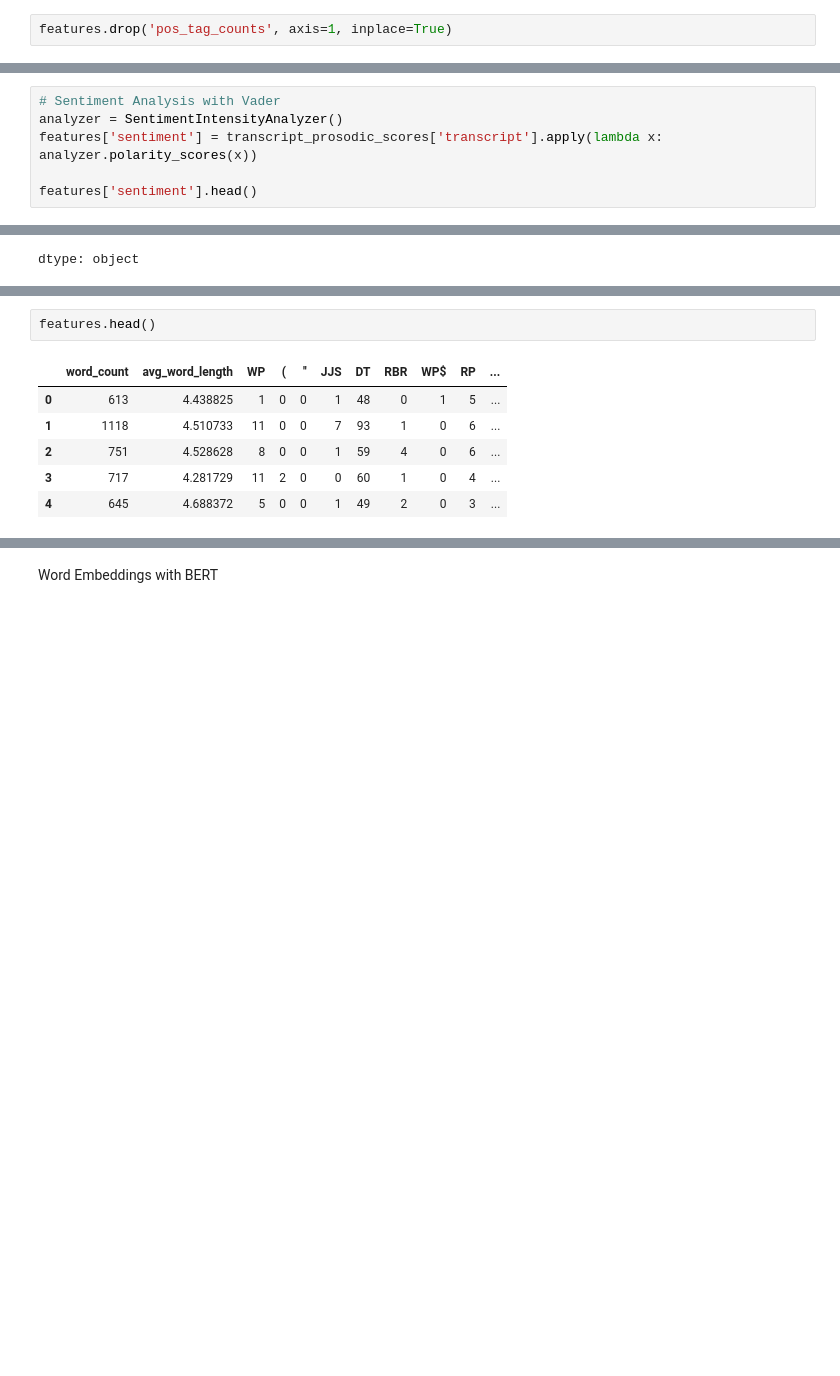
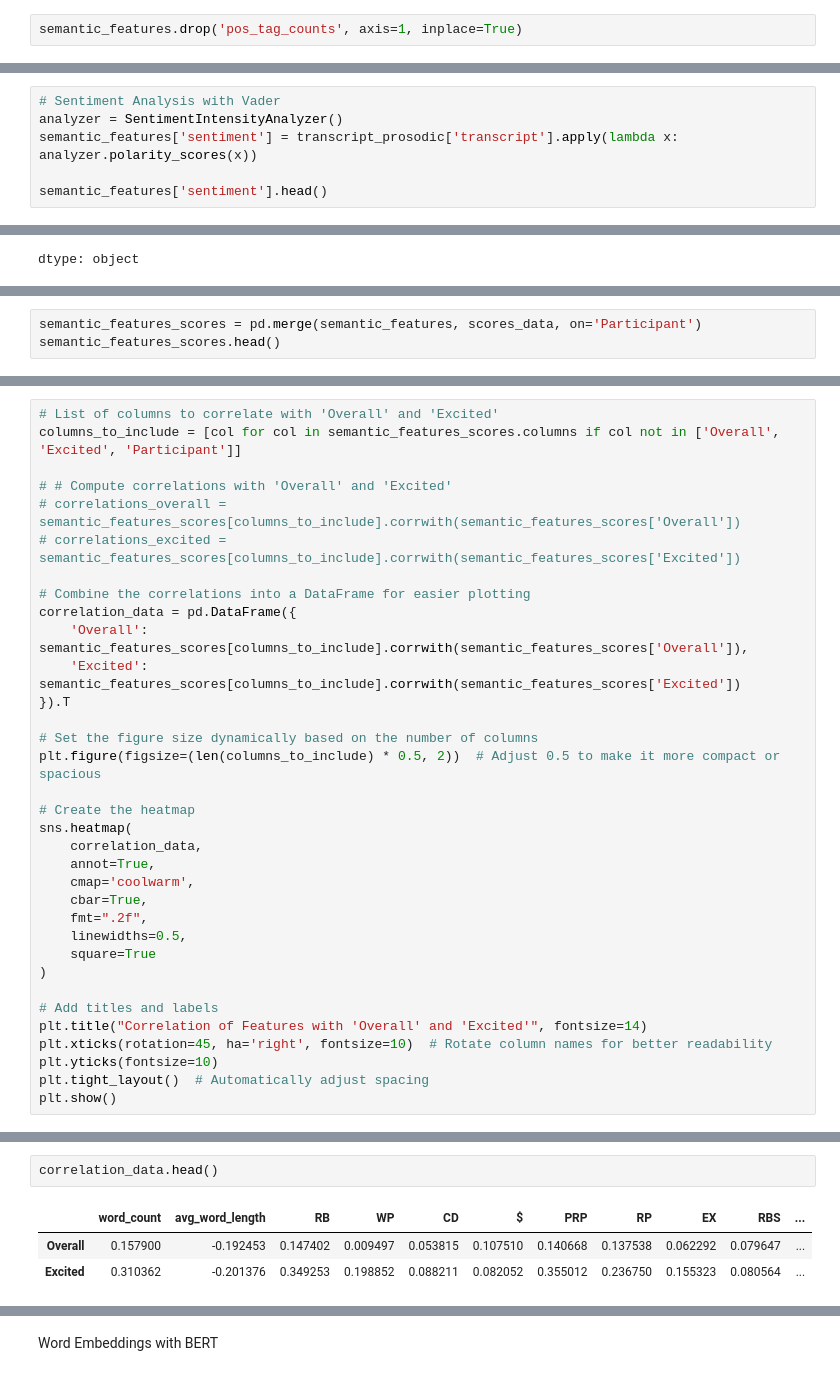
Before and after one commit to gyanigk/ML-HW4, a Jupyter notebook: language_features-model_bulding.ipynb, the cells around one changed output, grey strips where cells are left out. Cells and saved outputs as stored; diff of their text form; blank space fills up the shorter version.

```diff
--- a/language_features-model_bulding.ipynb
+++ b/language_features-model_bulding.ipynb
@@ -368,3 +383,3 @@ features.drop('pos tagging', axis=1, inplace=True)
 # %%
-features.drop('pos_tag_counts', axis=1, inplace=True)
+semantic_features.drop('pos_tag_counts', axis=1, inplace=True)
 # %%
@@ -403,9 +397,9 @@ Sentiment Analysis with Vader
 # %%
 # Sentiment Analysis with Vader
 analyzer = SentimentIntensityAnalyzer()
-features['sentiment'] = transcript_prosodic_scores['transcript'].apply(lambda x: analyzer.polarity_scores(x))
+semantic_features['sentiment'] = transcript_prosodic['transcript'].apply(lambda x: analyzer.polarity_scores(x))
 
-features['sentiment'].head()
+semantic_features['sentiment'].head()
 # %% [output]
 |  | sentiment |
 | 0 | {'neg': 0.013, 'neu': 0.859, 'pos... |
@@ -457,0 +431,3 @@ dtype: float64
+# %%
+semantic_features_scores = pd.merge(semantic_features, scores_data, on='Participant')
+semantic_features_scores.head()
@@ -457,0 +448,34 @@ dtype: float64
+# %%
+# List of columns to correlate with 'Overall' and 'Excited'
+columns_to_include = [col for col in semantic_features_scores.columns if col not in ['Overall', 'Excited', 'Participant']]
+
+# # Compute correlations with 'Overall' and 'Excited'
+# correlations_overall = semantic_features_scores[columns_to_include].corrwith(semantic_features_scores['Overall'])
+# correlations_excited = semantic_features_scores[columns_to_include].corrwith(semantic_features_scores['Excited'])
+
+# Combine the correlations into a DataFrame for easier plotting
+correlation_data = pd.DataFrame({
+    'Overall': semantic_features_scores[columns_to_include].corrwith(semantic_features_scores['Overall']),
+    'Excited': semantic_features_scores[columns_to_include].corrwith(semantic_features_scores['Excited'])
+}).T
+
+# Set the figure size dynamically based on the number of columns
+plt.figure(figsize=(len(columns_to_include) * 0.5, 2))  # Adjust 0.5 to make it more compact or spacious
+
+# Create the heatmap
+sns.heatmap(
+    correlation_data,
+    annot=True,
+    cmap='coolwarm',
+    cbar=True,
+    fmt=".2f",
+    linewidths=0.5,
+    square=True
+)
+
+# Add titles and labels
+plt.title("Correlation of Features with 'Overall' and 'Excited'", fontsize=14)
+plt.xticks(rotation=45, ha='right', fontsize=10)  # Rotate column names for better readability
+plt.yticks(fontsize=10)
+plt.tight_layout()  # Automatically adjust spacing
+plt.show()
@@ -458,9 +484,6 @@ dtype: float64
 # %%
-features.head()
+correlation_data.head()
 # %% [output]
-|  | word_count | avg_word_length | WP | ( | '' | JJS | DT | RBR | WP$ | RP | ... |
-| 0 | 613 | 4.438825 | 1 | 0 | 0 | 1 | 48 | 0 | 1 | 5 | ... |
-| 1 | 1118 | 4.510733 | 11 | 0 | 0 | 7 | 93 | 1 | 0 | 6 | ... |
-| 2 | 751 | 4.528628 | 8 | 0 | 0 | 1 | 59 | 4 | 0 | 6 | ... |
-| 3 | 717 | 4.281729 | 11 | 2 | 0 | 0 | 60 | 1 | 0 | 4 | ... |
-| 4 | 645 | 4.688372 | 5 | 0 | 0 | 1 | 49 | 2 | 0 | 3 | ... |
+|  | word_count | avg_word_length | RB | WP | CD | $ | PRP | RP | EX | RBS | ... |
+| Overall | 0.157900 | -0.192453 | 0.147402 | 0.009497 | 0.053815 | 0.107510 | 0.140668 | 0.137538 | 0.062292 | 0.079647 | ... |
+| Excited | 0.310362 | -0.201376 | 0.349253 | 0.198852 | 0.088211 | 0.082052 | 0.355012 | 0.236750 | 0.155323 | 0.080564 | ... |
```
Also changed, not shown: parts of 42 cells of this notebook.
